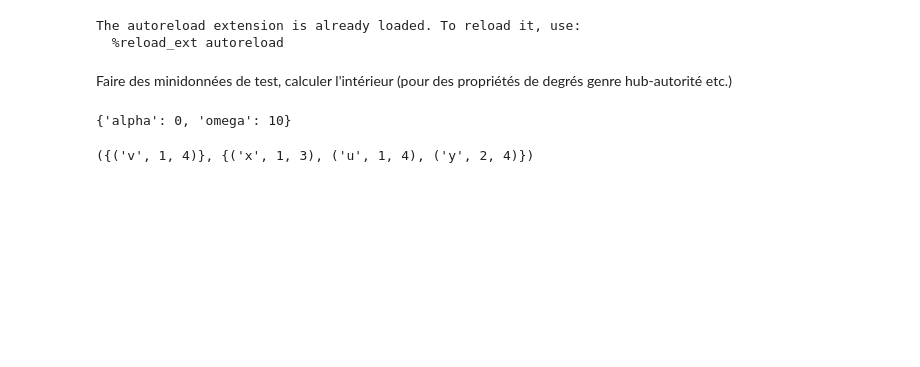
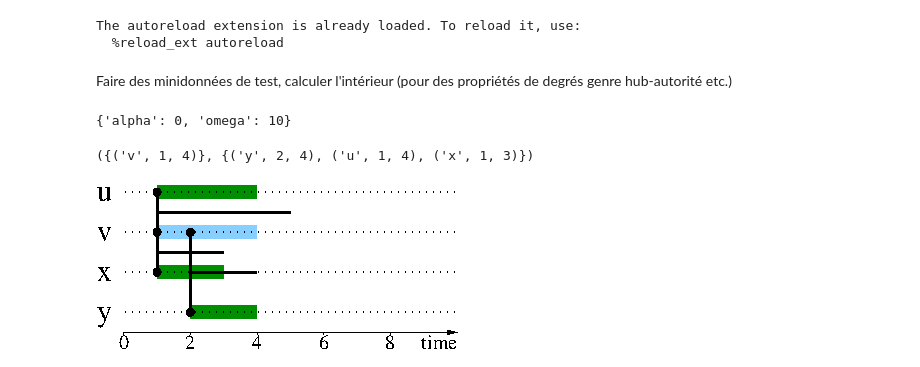
Before and after one commit to TiphaineV/pattern-mining, a Jupyter notebook: BiPatterns.ipynb, the cells around one changed output. Cells and saved outputs as stored; diff of their text form; code cells hidden in the pictures; blank space fills up the shorter version.

```diff
--- a/BiPatterns.ipynb
+++ b/BiPatterns.ipynb
@@ -25,9 +28,34 @@ X1 = [(x["u"], (x["b"], x["e"])) for x in s.E ]
 X2 = [(x["v"], (x["b"], x["e"])) for x in s.E ]
 
 X = X1 + X2
-print(s.interior(X, X))
+interior = s.interior(X, X)
+print(interior)
 # %% [output]
-({('v', 1, 4)}, {('x', 1, 3), ('u', 1, 4), ('y', 2, 4)})
+({('v', 1, 4)}, {('y', 2, 4), ('u', 1, 4), ('x', 1, 3)})
+# %%
+# Draw
+s_draw = StreamFig.StreamFig(alpha=0, omega=10, streaming=False)
+_ = [s_draw.addNode(x) for x in s.nodes()]
+for l in s.E:
+    s_draw.addLink(l["u"], l["v"], l["b"], l["e"])
+
+# draw star
+for nc in interior[0]:
+    s_draw.addNodeCluster(nc[0], [(nc[1], nc[2])], color=11)
+# for sat
+for nc in interior[1]:
+    s_draw.addNodeCluster(nc[0], [(nc[1], nc[2])], color=12)
+
+
+s_draw.save("test.fig")
+s_draw.addTimeLine(ticks=2)
+# For display
+del s_draw
+from subprocess import call
+call("fig2dev -Lpng test.fig > test.png", shell=True)
+Image("test.png")
+# %% [output]
+[figure, added]
 # %%
 s.bipatterns(X1, X2)
 # %% [output]
```
Also changed, not shown: parts of 4 cells of this notebook, 3 other files.
